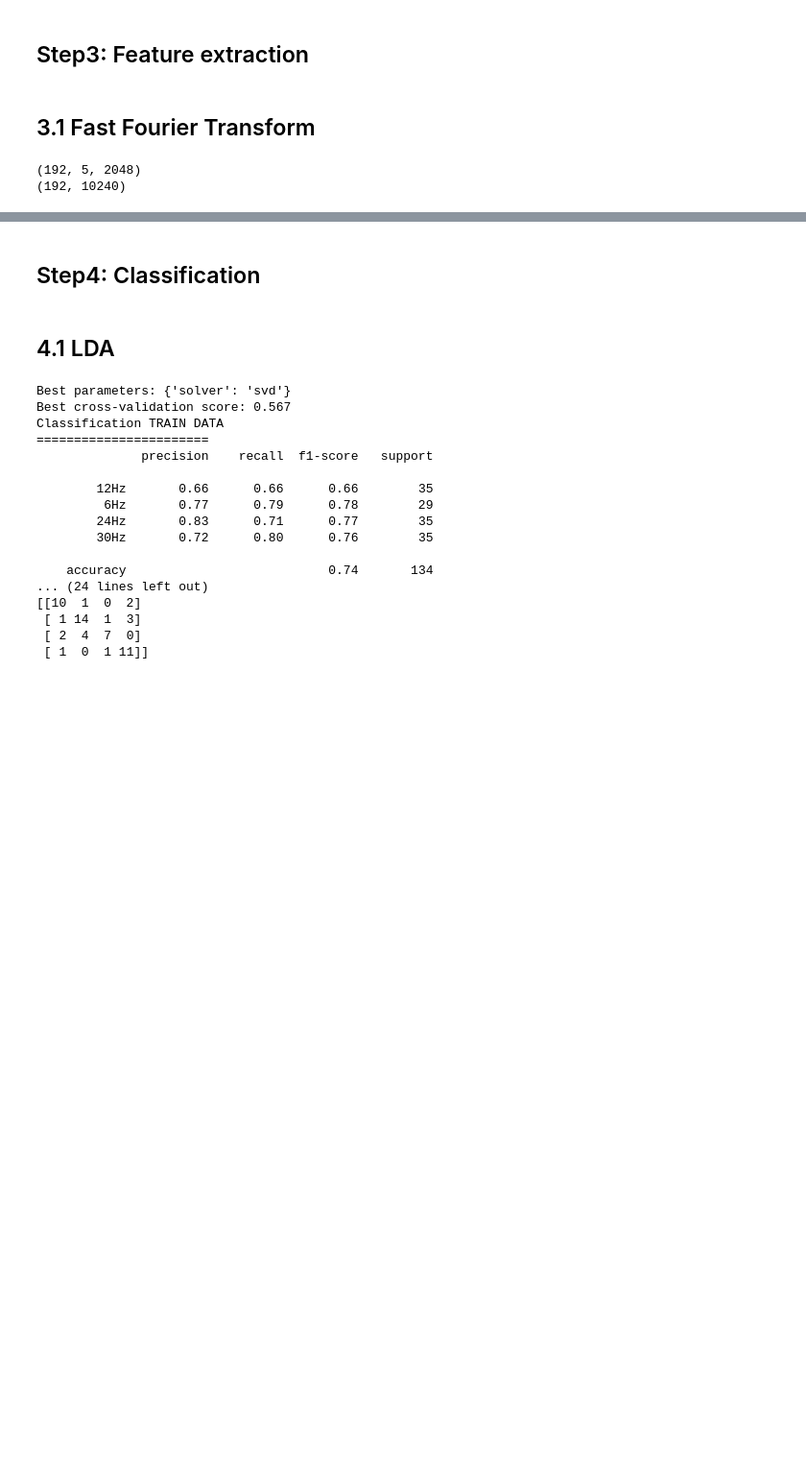
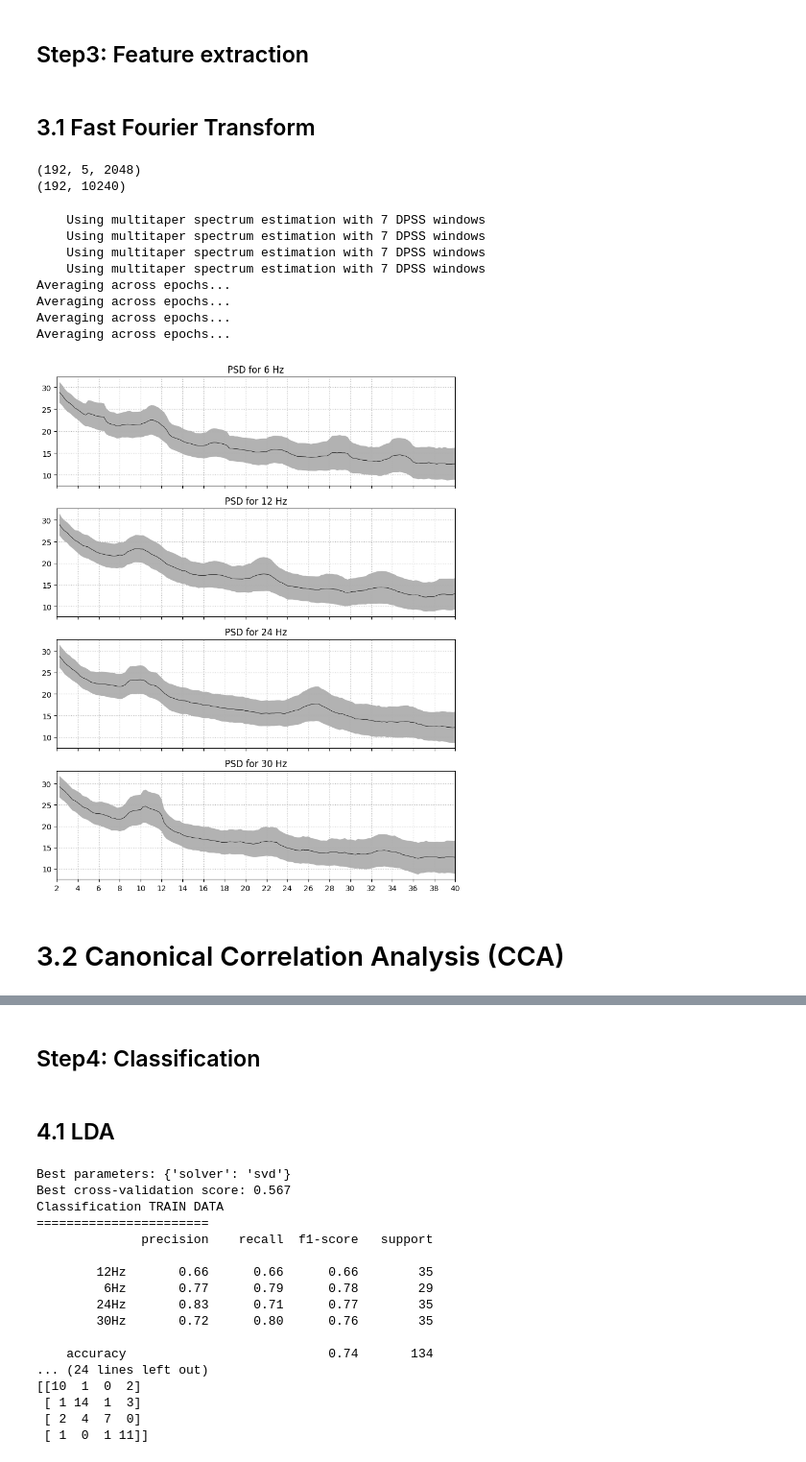
Before and after one commit to pipogood/BCI-realtime-GUI, a Jupyter notebook: SSVEP_ML.ipynb, the cells around one changed output, grey strips where cells are left out. Shown at 96% size. Drawn from its saved outputs; the diff is of its cells as text; code cells hidden in the pictures; blank space fills up the shorter version.

```diff
--- a/SSVEP_ML.ipynb
+++ b/SSVEP_ML.ipynb
@@ -45,6 +61,8 @@ raw.set_montage(montage, on_missing='ignore')
 
 # Downsample data (from 1024 to 512Hz) to save storage space
 raw = raw.resample(512, verbose = False)
+# raw = raw.copy().filter(l_freq=2, h_freq=40, method= 'iir', iir_params= dict(order=4, ftype='butter'))
+# raw = raw.copy().notch_filter(freqs= 50)
 
 # Get events and timestamps
 events = mne.find_events(raw, shortest_event = 0, verbose = False)
@@ -61,7 +79,7 @@ ssvep_chans = ['O1','Oz','PO3','POz','O2']  # Reject O2 becuase noisy channel
 
 Epochs = mne.Epochs(raw, events,
     tmin= -0.5,
-    tmax= 4.0,
+    tmax= 5.0,
     event_id=event_dict,
     picks = ssvep_chans,
     preload = True,
@@ -72,7 +90,7 @@ Epochs = mne.Epochs(raw, events,
 
 Epochs = Epochs.copy().crop(tmin = 0.0, tmax = 4.0)
 
-train_label = Epochs['12Hz','6Hz', '24Hz', '30Hz'].events[:,-1]
+train_label = Epochs['12Hz','6Hz', '24Hz','30Hz'].events[:,-1]
 # %% [markdown]
 **Apply Scipy Filter**
 # %%
@@ -124,3 +143,37 @@ print(fft_train.shape)
 # %% [output]
 (192, 5, 2048)
 (192, 10240)
+# %%
+# Compute the PSD for different frequency epochs
+psd_6Hz = Epochs['6Hz'].pick(ssvep_chans).compute_psd(fmin=2.0, fmax=40.0)
+psd_12Hz = Epochs['12Hz'].pick(ssvep_chans).compute_psd(fmin=2.0, fmax=40.0)
+psd_24Hz = Epochs['24Hz'].pick(ssvep_chans).compute_psd(fmin=2.0, fmax=40.0)
+psd_30Hz = Epochs['30Hz'].pick(ssvep_chans).compute_psd(fmin=2.0, fmax=40.0)
+
+# Store PSD objects and titles
+psd_data = [(psd_6Hz, '6 Hz'), (psd_12Hz, '12 Hz'), (psd_24Hz, '24 Hz'), (psd_30Hz, '30 Hz')]
+
+# Create subplots (1 column, 4 rows)
+fig, axes = plt.subplots(nrows=4, ncols=1, figsize=(8, 10), sharex=True)
+
+# Plot each PSD computation in a separate subplot
+for ax, (psd, title) in zip(axes, psd_data):
+    psd.plot(average=True, amplitude=False, picks="data", exclude="bads", axes=ax)
+    ax.set_title(f'PSD for {title}')
+    ax.set_xticks(np.arange(2, 41, 2))  # Set x-axis ticks from 2 to 60 Hz
+    ax.set_xticklabels(np.arange(2, 41, 2))  # Set x-axis labels
+
+plt.tight_layout()
+plt.show()
+# %% [output]
+    Using multitaper spectrum estimation with 7 DPSS windows
+    Using multitaper spectrum estimation with 7 DPSS windows
+    Using multitaper spectrum estimation with 7 DPSS windows
+    Using multitaper spectrum estimation with 7 DPSS windows
+Averaging across epochs...
+Averaging across epochs...
+Averaging across epochs...
+Averaging across epochs...
+[figure, added]
+# %% [markdown]
+# 3.2 Canonical Correlation Analysis (CCA)
```
Also changed, not shown: parts of 5 cells of this notebook, 9 other files.
